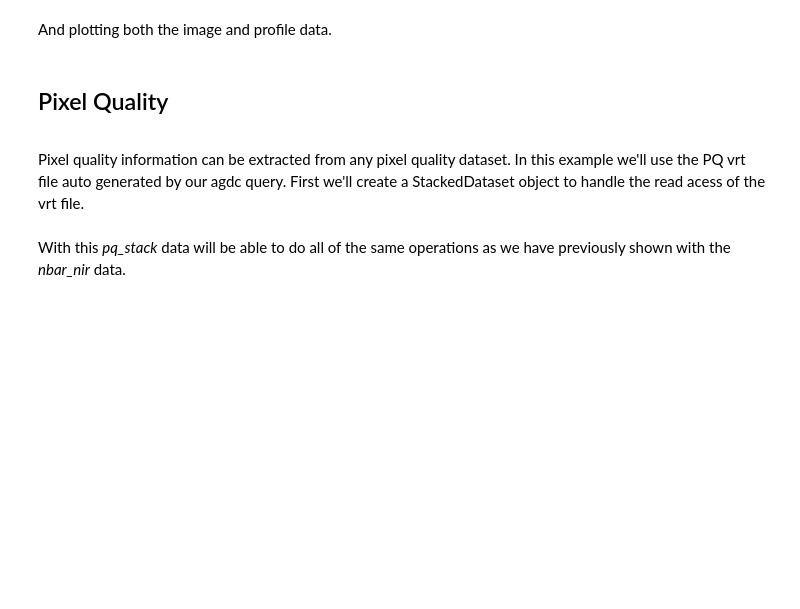
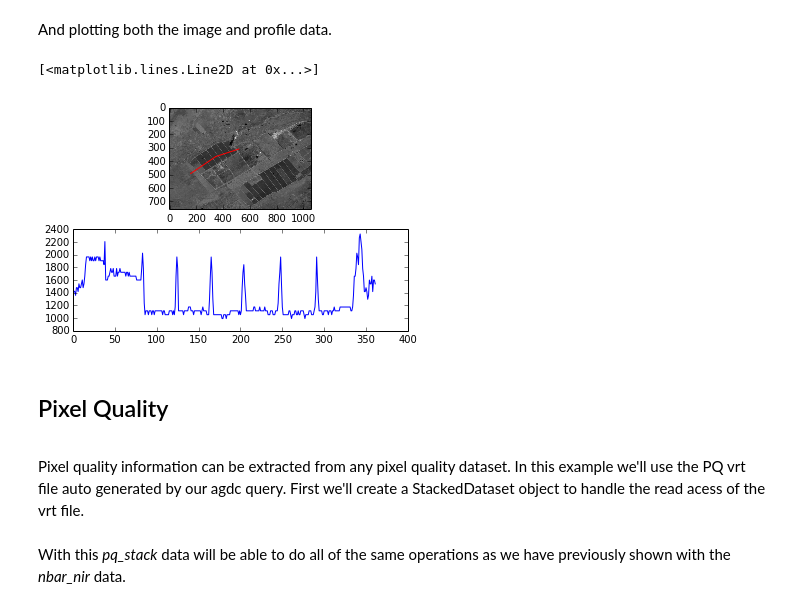
Before and after one commit to sixy6e/stash, a Jupyter notebook: Python/notebooks/interactive_use_with_the_agdc.ipynb, the cells around one changed output. Saved outputs shown, nothing was run; the diff lists cells and outputs as text; code cells hidden in the pictures; blank space fills up the shorter version.

```diff
--- a/Python/notebooks/interactive_use_with_the_agdc.ipynb
+++ b/Python/notebooks/interactive_use_with_the_agdc.ipynb
@@ -454,6 +484,8 @@ Once again we'll use the tile index co-ordinates, *((2440, 3198), (2760, 3821))*
 # %%
 xse = [(xs - 2760, xe - 2760) for (xs, xe) in xy_start_end[0]]
 yse = [(ys - 2440, ye - 2440) for (ys, ye) in xy_start_end[1]]
+# %%
+subset_2D = bytscl(nbar_nir.read_tile(((2440, 3198), (2760, 3821)), 666))
 # %%
 imshow(subset_2D, cmap=cm.Greys_r)
 axis('image')
@@ -462,10 +498,13 @@ plot(xse, yse, 'r-')
 And plotting both the image and profile data.
 # %%
 fig, axes = subplots(nrows=2)
-axes[0].imshow(byt_subs, cmap=cm.Greys_r)
+axes[0].imshow(subset_2D, cmap=cm.Greys_r)
 axes[0].plot(xse, yse, 'r-')
 axes[0].axis('image')
 axes[1].plot(transect_NN)
+# %% [output]
+[<matplotlib.lines.Line2D at 0x...>]
+[figure, added]
 # %% [markdown]
 ## Pixel Quality
 <a id='pixel-quality'></a>
```
Also changed, not shown: parts of 107 cells of this notebook.
